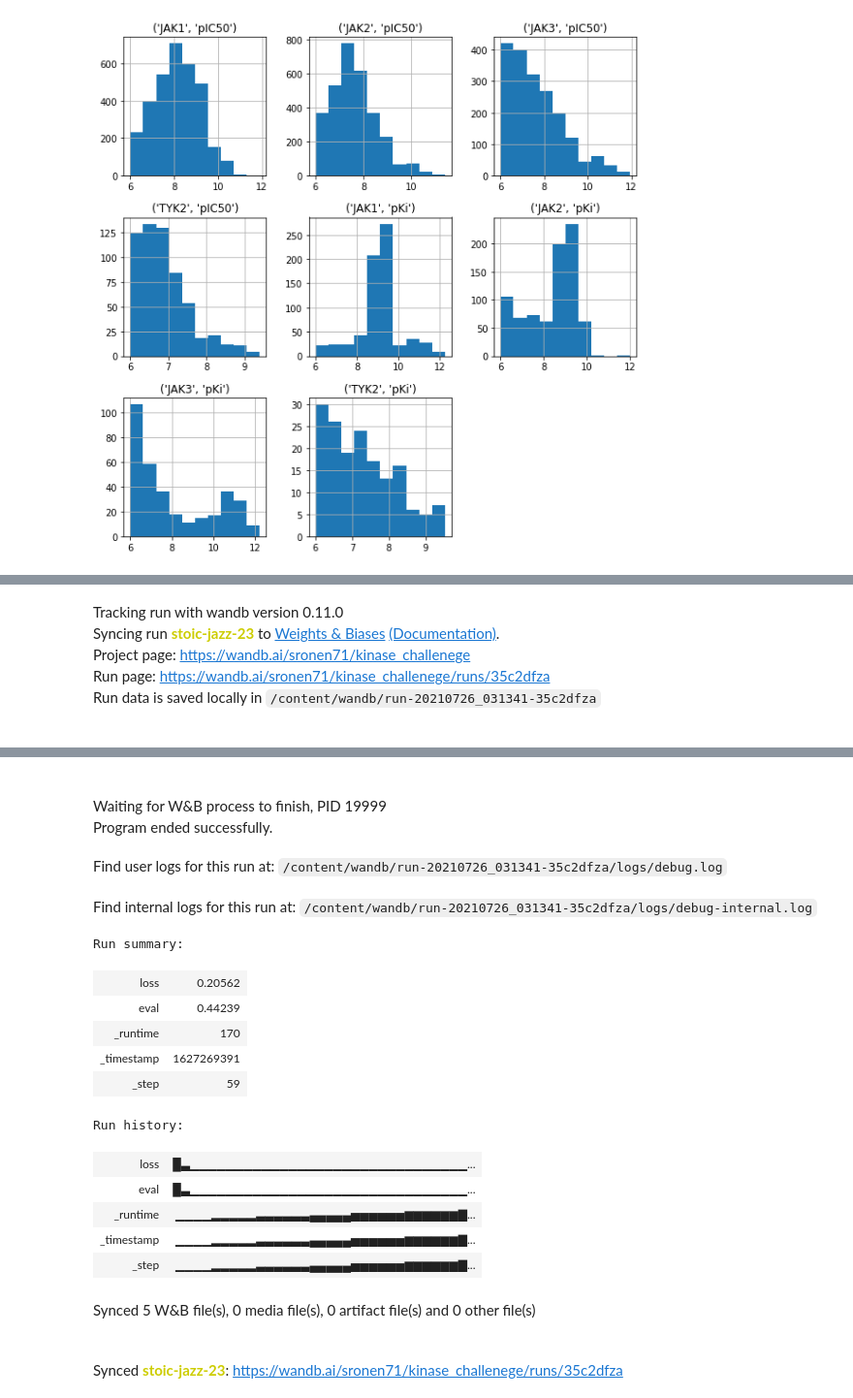
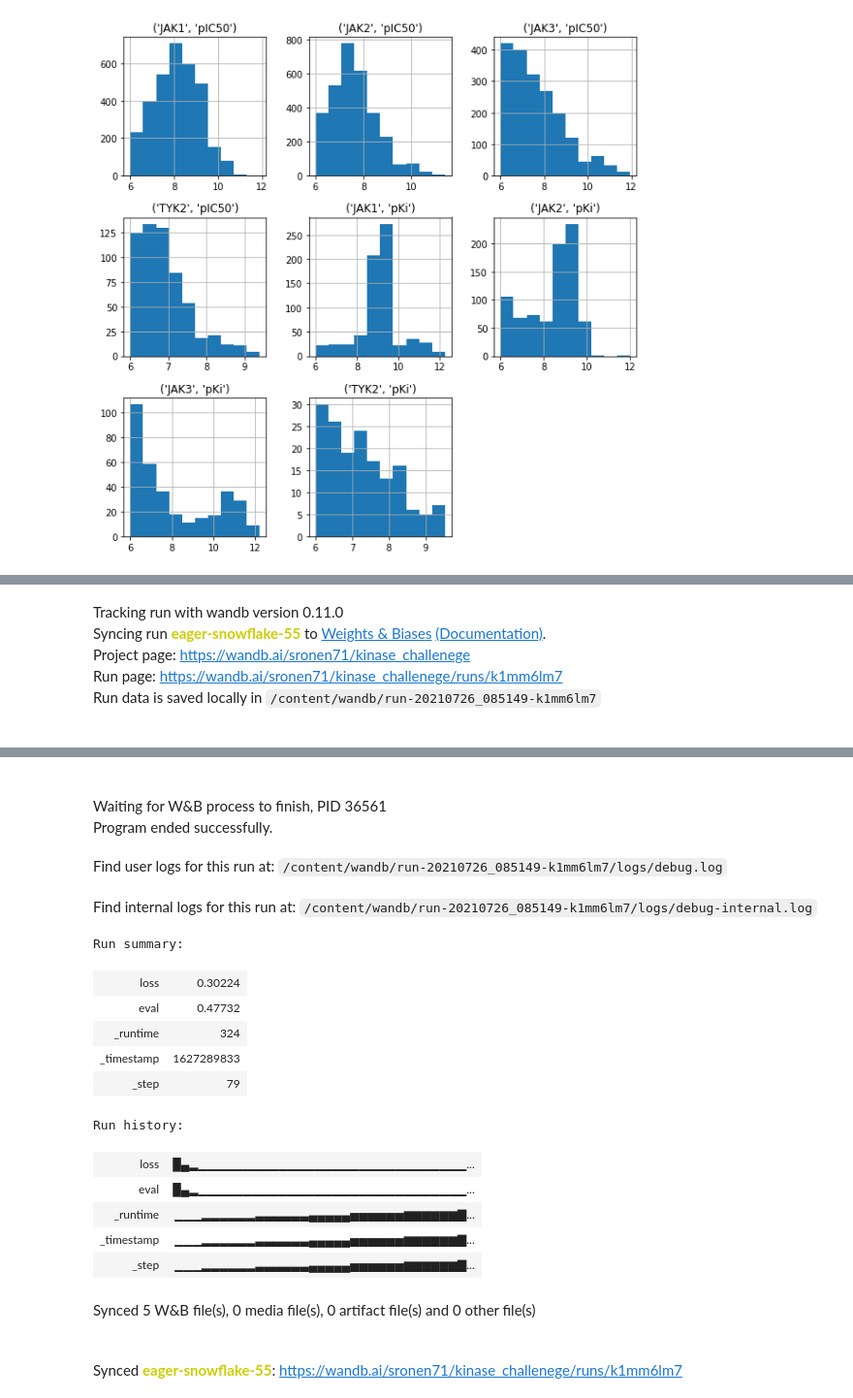
Before and after one commit to sronen71/ml-challenge, a Jupyter notebook: kinase_challenge_data.ipynb, the cells around one changed output, grey strips where cells are left out. Shown at 97% size. Cells and saved outputs as stored; diff of their text form; code cells hidden in the pictures.

```diff
--- a/kinase_challenge_data.ipynb
+++ b/kinase_challenge_data.ipynb
@@ -108,7 +110,7 @@ def pivot(df):
 #print(dfp_test.head())
 
 dfp=pivot(df).sample(frac=1)
-
+print(dfp.head())
 
 #u=dfp.index.to_series().str.strip().str[4].map(ord)
 #dfp.iloc[:,:]=u.values[:,None]
@@ -117,9 +119,9 @@ pki=dfp.iloc[:,-4:].notna().any(axis=1)
 dfp_pki = dfp[dfp.iloc[:,-4:].notna().any(axis=1)]
 dfp_no_pki = dfp[dfp.iloc[:,-4:].isna().all(axis=1)]
 N=pki[pki].shape[0]
-ntest=int(0.2*N)
+ntest=int(0.25*N)
 dfp_test = dfp_pki.iloc[:ntest]
-dfp_train = pd.concat([dfp_pki.iloc[ntest:],dfp_no_pki])
+dfp_train = pd.concat([dfp_pki.iloc[ntest:],dfp_no_pki]).sample(frac=1)
 print(dfp.shape)
 print(dfp_test.shape)
 print(dfp_train.shape)
@@ -225,7 +238,7 @@ def data_process(df):
 # %%
 import torch
 bptt=256
-train_dataset = data_process(dfp_train)
+train_dataset = data_process(dfp_train,augment=True)
 train_dataloader = torch.utils.data.DataLoader(train_dataset, batch_size=bptt, shuffle=True,num_workers=2)
 test_dataset = data_process(dfp_test)
 test_dataloader = torch.utils.data.DataLoader(test_dataset, batch_size=1, shuffle=False,num_workers=2)
@@ -238,6 +266,7 @@ nhid = 256 # the dimension of the feedforward network model in nn.TransformerEnc
 nlayers = 3 # the number of nn.TransformerEncoderLayer in nn.TransformerEncoder
 nhead = 4 # the number of heads in the multiheadattention models
 dropout = 0.2 # the dropout value
+learning_rate=0.001
 
 model = TransformerModel(ntokens, emsize, nhead, nhid, nlayers, dropout).to(device)
 # %%
@@ -266,9 +295,7 @@ import time
 proxy_criterion = proxy_loss
 target_criterion = target_loss
 
-lr = 0.001
-
-optimizer = torch.optim.AdamW(model.parameters(),lr=lr)
+optimizer = torch.optim.AdamW(model.parameters(),lr=learning_rate)
 
 
 def train(dataloader):
@@ -317,17 +344,22 @@ def evaluate(dataloader):
     return total_loss / total_count
 # %%
 best_val_loss = float("inf")
-epochs = 60 # The number of epochs
+epochs = 80 # The number of epochs
 best_model = None
 scheduler = torch.optim.lr_scheduler.ExponentialLR(optimizer, gamma=0.98)
 wandb.init(
       project="kinase_challenege",
       # Track hyperparameters and run metadata
       config={
-      "learning_rate": lr,
+      "learning_rate": learning_rate,
       "dropout": dropout,
+      "emsize": emsize,
+      "nhid": nhid,
+      "nlayers": nlayers,
+      "nhead": nhead,
       "architecture": "Transformer",
-      "dataset": "JAK Kinase",})
+      "dataset": "JAK Kinase"})
+
 for epoch in range(1, epochs + 1):
     epoch_start_time = time.time()
     loss=train(train_dataloader)
@@ -345,7 +377,7 @@ for epoch in range(1, epochs + 1):
 wandb.finish()
 # %% [output]
 Tracking run with wandb version 0.11.0
-Syncing run stoic-jazz-23 to Weights & Biases (Documentation).
+Syncing run eager-snowflake-55 to Weights & Biases (Documentation).
 Project page: https://wandb.ai/sronen71/kinase_challenege
-Run page: https://wandb.ai/sronen71/kinase_challenege/runs/35c2dfza
-Run data is saved locally in /content/wandb/run-20210726_031341-35c2dfza
+Run page: https://wandb.ai/sronen71/kinase_challenege/runs/k1mm6lm7
+Run data is saved locally in /content/wandb/run-20210726_085149-k1mm6lm7
@@ -368,19 +400,19 @@ Run data is saved locally in /content/wandb/run-20210726_031341-35c2dfza
 -----------------------------------------------------------------------------------------
-Waiting for W&B process to finish, PID 19999
+Waiting for W&B process to finish, PID 36561
 Program ended successfully.
-Find user logs for this run at: /content/wandb/run-20210726_031341-35c2dfza/logs/debug.log
+Find user logs for this run at: /content/wandb/run-20210726_085149-k1mm6lm7/logs/debug.log
-Find internal logs for this run at: /content/wandb/run-20210726_031341-35c2dfza/logs/debug-internal.log
+Find internal logs for this run at: /content/wandb/run-20210726_085149-k1mm6lm7/logs/debug-internal.log
 Run summary:
-| loss | 0.20562 |
-| eval | 0.44239 |
-| _runtime | 170 |
-| _timestamp | 1627269391 |
-| _step | 59 |
+| loss | 0.30224 |
+| eval | 0.47732 |
+| _runtime | 324 |
+| _timestamp | 1627289833 |
+| _step | 79 |
 Run history:
-| loss | █▃▁▁▁▁▁▁▁▁▁▁▁▁▁▁▁▁▁▁▁▁▁▁▁▁▁▁▁▁▁▁▁... |
-| eval | █▃▁▁▁▁▁▁▁▁▁▁▁▁▁▁▁▁▁▁▁▁▁▁▁▁▁▁▁▁▁▁▁... |
-| _runtime | ▁▁▁▁▂▂▂▂▂▃▃▃▃▃▃▄▄▄▄▄▅▅▅▅▅▅▆▆▆▆▆▆▇... |
-| _timestamp | ▁▁▁▁▂▂▂▂▂▃▃▃▃▃▃▄▄▄▄▄▅▅▅▅▅▅▆▆▆▆▆▆▇... |
-| _step | ▁▁▁▁▂▂▂▂▂▃▃▃▃▃▃▄▄▄▄▄▅▅▅▅▅▅▆▆▆▆▆▆▇... |
+| loss | █▄▂▁▁▁▁▁▁▁▁▁▁▁▁▁▁▁▁▁▁▁▁▁▁▁▁▁▁▁▁▁▁... |
+| eval | █▄▂▁▁▁▁▁▁▁▁▁▁▁▁▁▁▁▁▁▁▁▁▁▁▁▁▁▁▁▁▁▁... |
+| _runtime | ▁▁▁▂▂▂▂▂▂▃▃▃▃▃▃▄▄▄▄▄▅▅▅▅▅▅▆▆▆▆▆▆▇... |
+| _timestamp | ▁▁▁▂▂▂▂▂▂▃▃▃▃▃▃▄▄▄▄▄▅▅▅▅▅▅▆▆▆▆▆▆▇... |
+| _step | ▁▁▁▂▂▂▂▂▂▃▃▃▃▃▃▄▄▄▄▄▅▅▅▅▅▅▆▆▆▆▆▆▇... |
 Synced 5 W&B file(s), 0 media file(s), 0 artifact file(s) and 0 other file(s)
-Synced stoic-jazz-23: https://wandb.ai/sronen71/kinase_challenege/runs/35c2dfza
+Synced eager-snowflake-55: https://wandb.ai/sronen71/kinase_challenege/runs/k1mm6lm7
```
Also changed, not shown: parts of 9 cells of this notebook.
